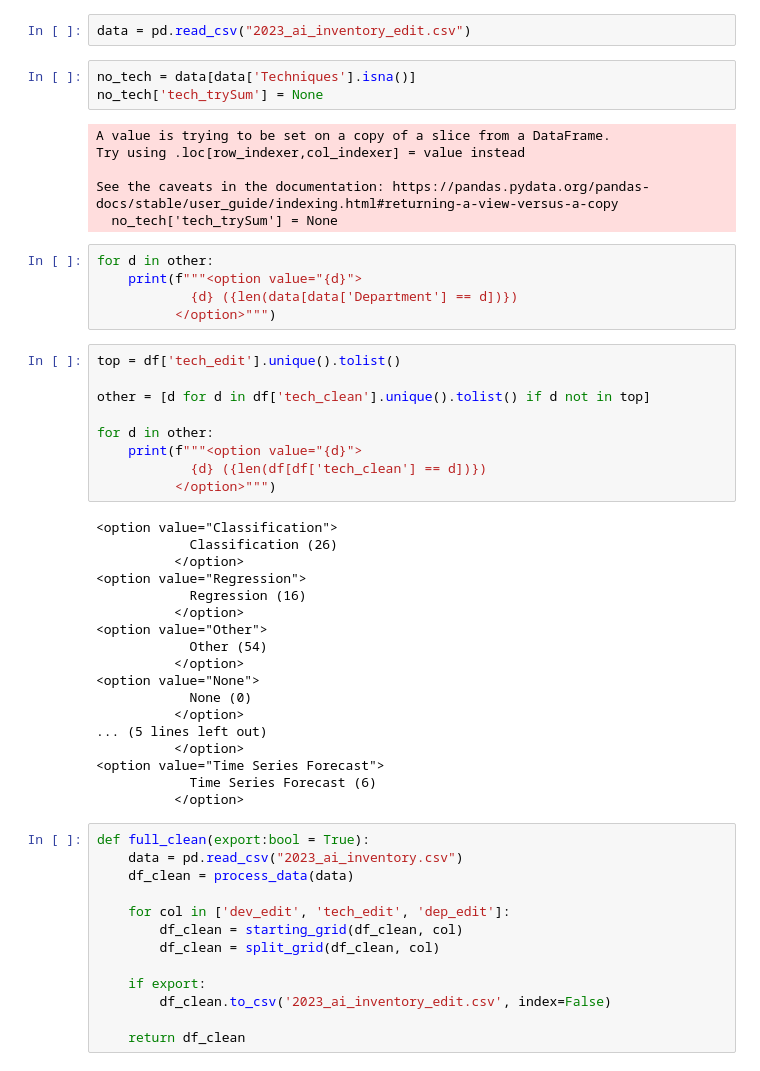
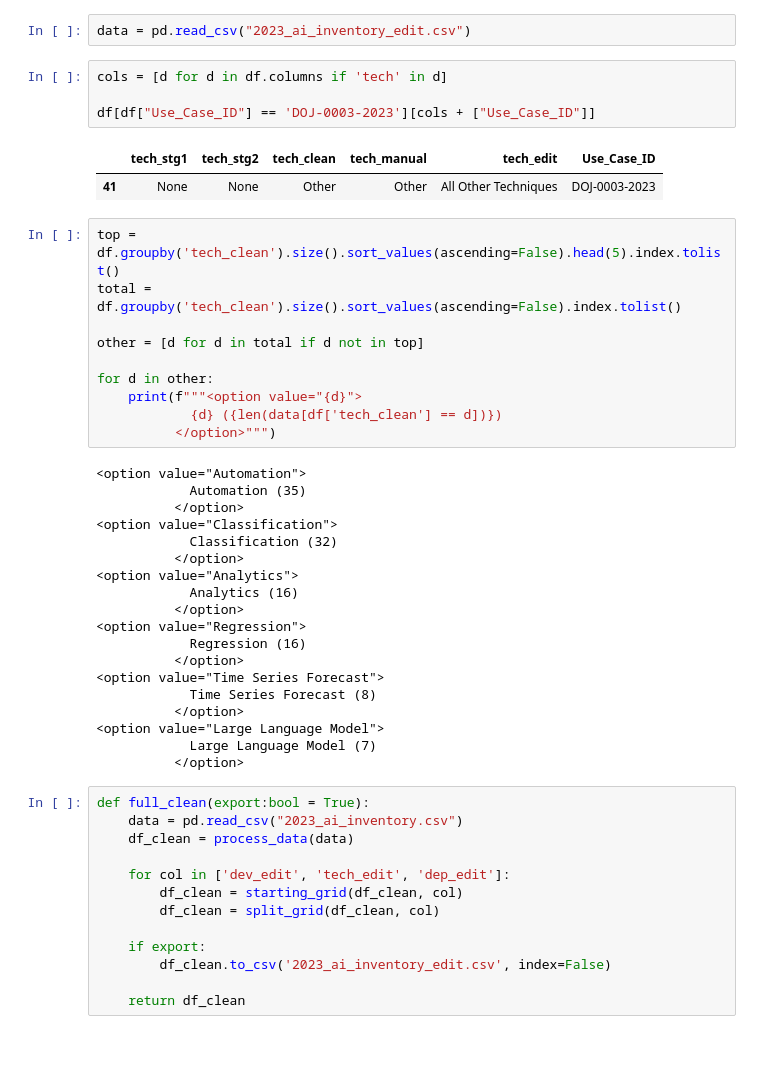
Before and after one commit to asteinhart/asteinhart.github.io, a Jupyter notebook: ai-in-gov/static/data/analysis.ipynb, the cells around one changed output. Drawn from its saved outputs; the diff is of its cells as text; blank space fills up the shorter version.

```diff
--- a/ai-in-gov/static/data/analysis.ipynb
+++ b/ai-in-gov/static/data/analysis.ipynb
@@ -50,46 +18,41 @@ test.to_csv('test.csv', index = False)
 # %%
 data = pd.read_csv("2023_ai_inventory_edit.csv")
-# %%
-no_tech = data[data['Techniques'].isna()]
-no_tech['tech_trySum'] = None
-# %% [output]
-A value is trying to be set on a copy of a slice from a DataFrame.
-Try using .loc[row_indexer,col_indexer] = value instead
-
-See the caveats in the documentation: https://pandas.pydata.org/pandas-docs/stable/user_guide/indexing.html#returning-a-view-versus-a-copy
-  no_tech['tech_trySum'] = None
-# %%
-for d in other:
-    print(f"""<option value="{d}">
-            {d} ({len(data[data['Department'] == d])})
-          </option>""")
+# %%
+cols = [d for d in df.columns if 'tech' in d]
+
+df[df["Use_Case_ID"] == 'DOJ-0003-2023'][cols + ["Use_Case_ID"]]
+# %% [output]
+|  | tech_stg1 | tech_stg2 | tech_clean | tech_manual | tech_edit | Use_Case_ID |
+| 41 | None | None | Other | Other | All Other Techniques | DOJ-0003-2023 |
 # %%
-top = df['tech_edit'].unique().tolist()
+top = df.groupby('tech_clean').size().sort_values(ascending=False).head(5).index.tolist()
+total = df.groupby('tech_clean').size().sort_values(ascending=False).index.tolist()
 
-other = [d for d in df['tech_clean'].unique().tolist() if d not in top]
+other = [d for d in total if d not in top]
 
 for d in other:
     print(f"""<option value="{d}">
-            {d} ({len(df[df['tech_clean'] == d])})
+            {d} ({len(data[df['tech_clean'] == d])})
           </option>""")
 # %% [output]
+<option value="Automation">
+            Automation (35)
+          </option>
 <option value="Classification">
-            Classification (26)
+            Classification (32)
+          </option>
+<option value="Analytics">
+            Analytics (16)
           </option>
 <option value="Regression">
             Regression (16)
           </option>
-<option value="Other">
-            Other (54)
+<option value="Time Series Forecast">
+            Time Series Forecast (8)
           </option>
-<option value="None">
-            None (0)
+<option value="Large Language Model">
+            Large Language Model (7)
           </option>
-... (5 lines left out)
-          </option>
-<option value="Time Series Forecast">
-            Time Series Forecast (6)
-          </option>
 # %%
 def full_clean(export:bool = True):
     data = pd.read_csv("2023_ai_inventory.csv")
```
Also changed, not shown: parts of 8 cells of this notebook, 5 other files.
